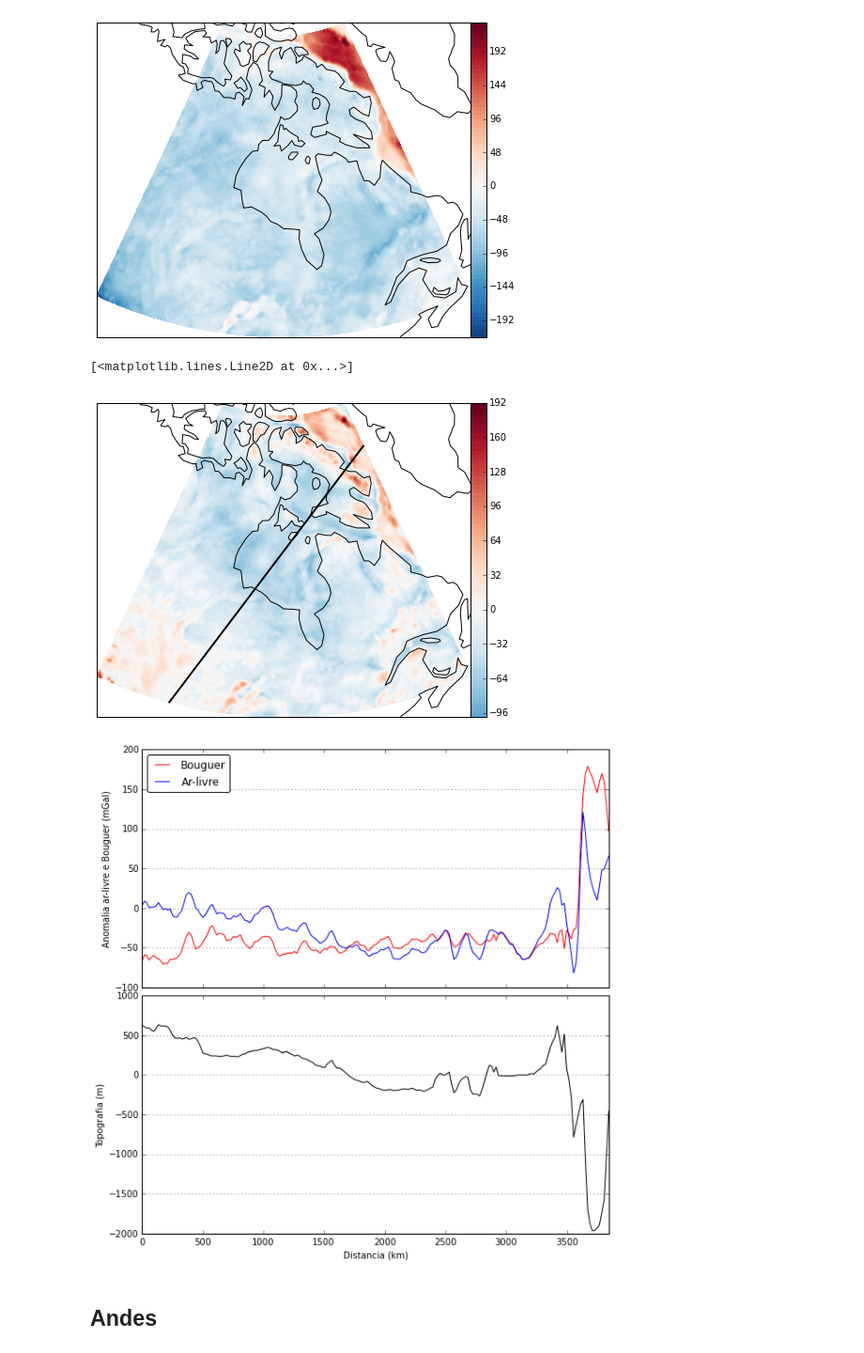
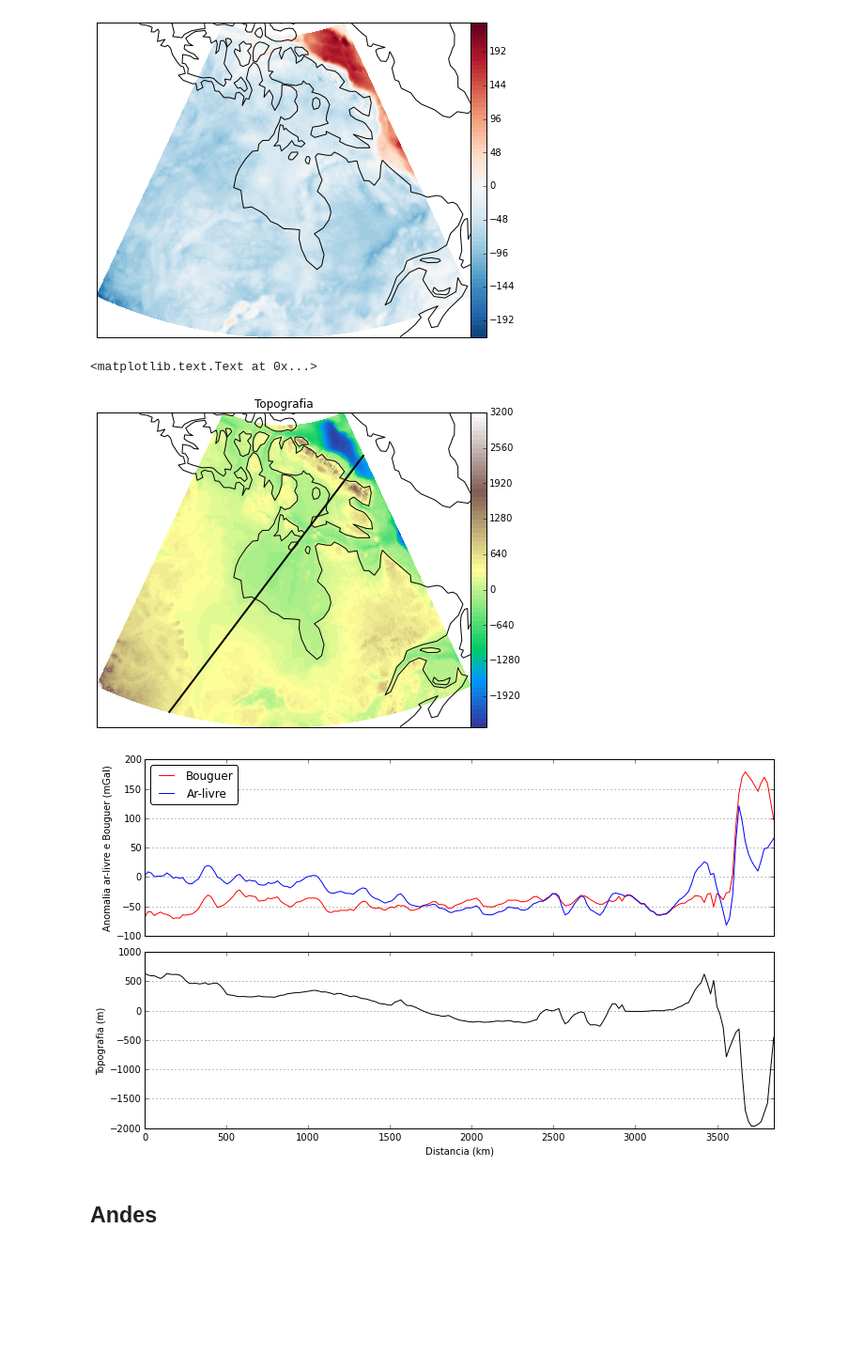
Before and after one commit to leouieda/geofisica1, a Jupyter notebook: notebooks/pratica4.ipynb, the cells around one changed output. Shown at 94% size. Drawn from its saved outputs; the diff is of its cells as text; code cells hidden in the pictures; blank space fills up the shorter version.

```diff
--- a/notebooks/pratica4.ipynb
+++ b/notebooks/pratica4.ipynb
@@ -155,31 +136,32 @@ p1, p2 = [45, 260], [70, 300]
 x, y = np.transpose([p1, p2])
 # %%
 mpl.figure(figsize=(9, 6))
-hudson.reproject(proj).contourf('arlivre', levels=80)
+hudson.reproject(proj).contourf('topo', levels=80, cmap=mpl.cm.terrain, autoranges=False)
 ax = mpl.gca()
 ax.coastlines()
 ax.plot(y, x, '-k', linewidth=2, transform=crs.Geodetic())
+ax.set_title('Topografia')
 # %% [output]
-[<matplotlib.lines.Line2D at 0x...>]
+<matplotlib.text.Text at 0x...>
-[figure, old version]
+[figure, new version]
 # %%
 perfil = hudson.reproject(proj).profile(p1, p2, 200, projection=crs.Geodetic())
 # %%
-fig, axes = mpl.subplots(2, 1, sharex=True, figsize=(8, 8))
+fig, axes = mpl.subplots(2, 1, sharex=True, figsize=(10, 6))
 ax1, ax2 = axes
 ax2.plot(perfil.distance*0.001, perfil.topo, '-k')
 ax2.set_ylabel('Topografia (m)')
 ax2.set_xlabel('Distancia (km)')
 ax2.grid(axis='y')
 ax1.plot(perfil.distance*0.001, perfil.bouguer, '-r', label='Bouguer')
 ax1.plot(perfil.distance*0.001, perfil.arlivre, '-b', label='Ar-livre')
 ax1.legend(loc='upper left', fancybox=True)
 ax1.set_ylabel('Anomalia ar-livre e Bouguer (mGal)')
 ax1.grid(axis='y')
 ax1.set_xlim(perfil.distance.min()*0.001, perfil.distance.max()*0.001)
 mpl.tight_layout(h_pad=0, pad=0)
 # %% [output]
-[figure, old version]
+[figure, new version]
 # %% [markdown]
 ## Andes
 # %%
```
Also changed, not shown: parts of 20 cells of this notebook, 2 other files.
